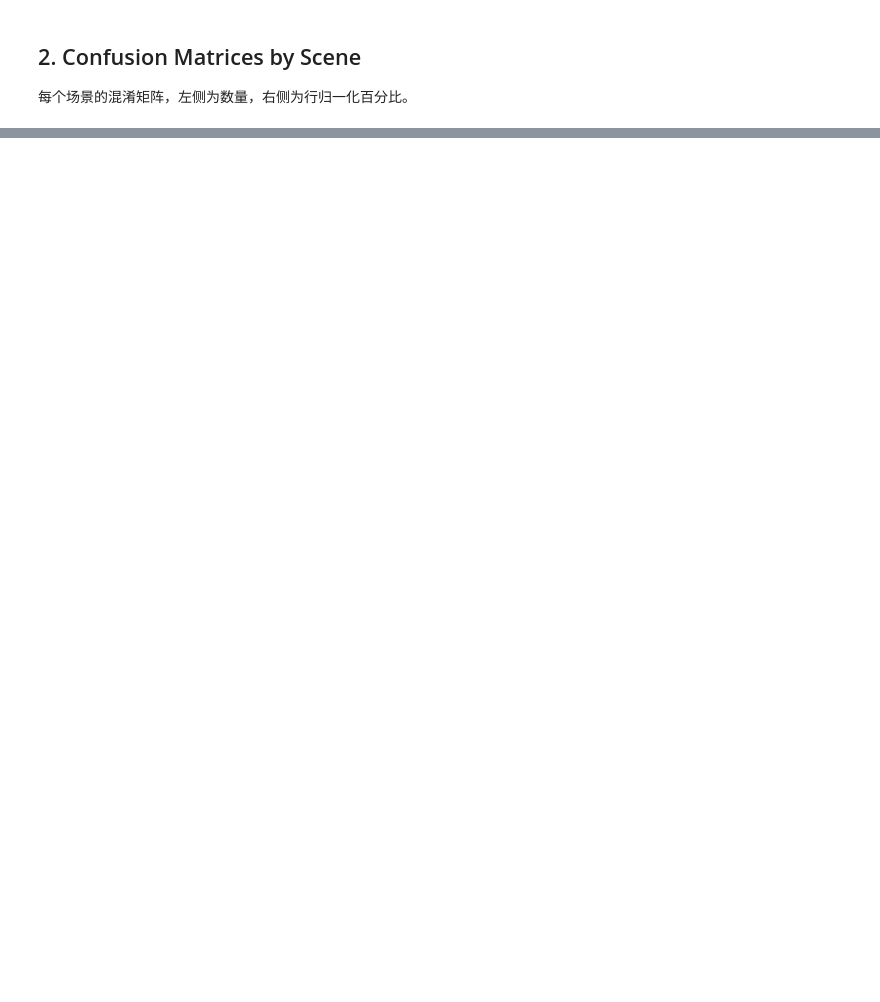
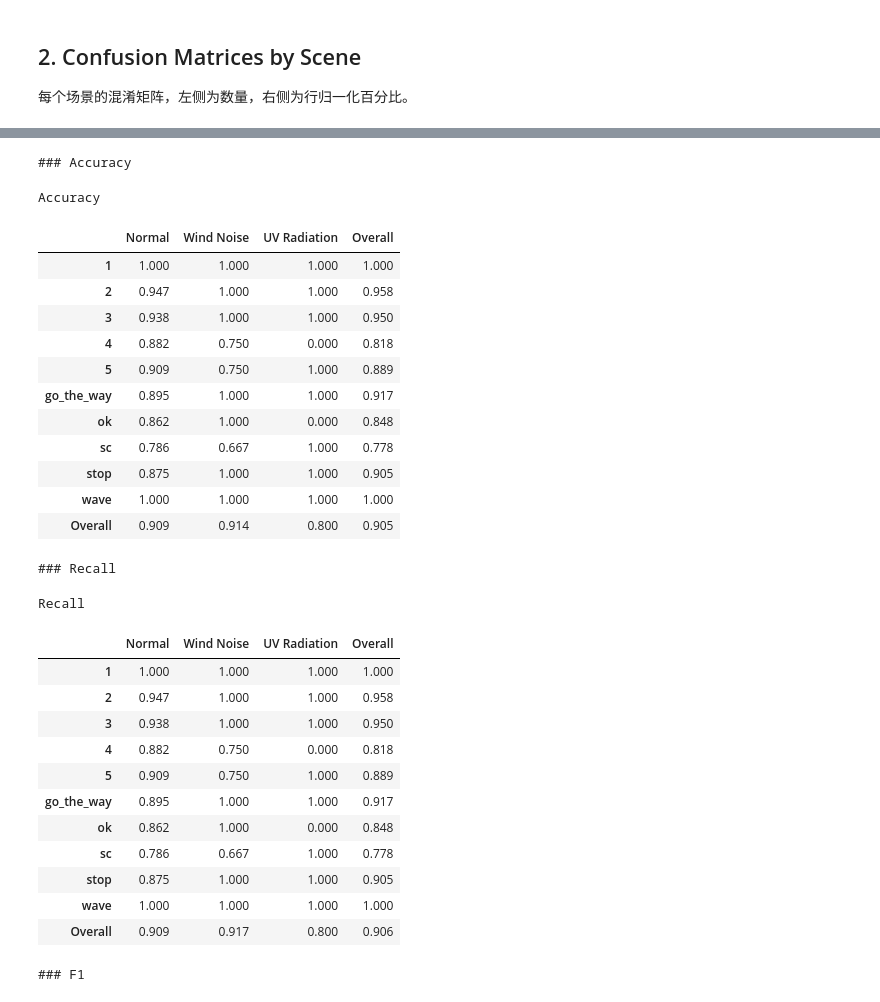
Before and after one commit to LMDHQ-0420/TENG-GestureClassifier, a Jupyter notebook: notebooks/results_visualization.ipynb, the cells around one changed output, grey strips where cells are left out. Drawn from its saved outputs; the diff is of its cells as text; code cells hidden in the pictures; blank space fills up the shorter version.

Commit message:
结果表格改为pandas DataFrame展示，去掉matplotlib绘表

```diff
--- a/notebooks/results_visualization.ipynb
+++ b/notebooks/results_visualization.ipynb
@@ -189,0 +125,80 @@ display(SVG(filename=str(p)))
+# %%
+import pandas as pd
+from sklearn.metrics import accuracy_score, recall_score, f1_score, precision_score
+
+def compute_table(metric_fn, y_true, y_pred, label_order, gesture_names, envs_te, env_keys, env_labels):
+    rows = {}
+    for g, lbl in zip(gesture_names, label_order):
+        row = {}
+        for ek, el in zip(env_keys, env_labels):
+            if ek == 'overall':
+                yt, yp = y_true, y_pred
+            else:
+                m = envs_te == ek; yt, yp = y_true[m], y_pred[m]
+            gm = yt == lbl
+            if gm.sum() == 0:
+                row[el] = float('nan')
+            else:
+                yb = (yt == lbl).astype(int); pb = (yp == lbl).astype(int)
+                row[el] = metric_fn(yb, pb)
+        rows[g] = row
+    # Overall row
+    overall = {}
+    for ek, el in zip(env_keys, env_labels):
+        if ek == 'overall':
+            yt, yp = y_true, y_pred
+        else:
+            m = envs_te == ek; yt, yp = y_true[m], y_pred[m]
+        overall[el] = metric_fn(yt, yp, average=True)
+    rows['Overall'] = overall
+    return pd.DataFrame(rows, index=list(env_labels)).T
+
+env_keys   = ENVS + ['overall']
+env_labels = [ENV_LABELS[e] for e in ENVS] + ['Overall']
+
+def acc_fn(a, b, average=False):
+    return accuracy_score(a, b) if average else accuracy_score(a[a==1], b[a==1]) if (a==1).sum() > 0 else float('nan')
+
+def rec_fn(a, b, average=False):
+    return recall_score(a, b, average='macro', zero_division=0) if average else recall_score(a, b, zero_division=0)
+
+def f1_fn(a, b, average=False):
+    return f1_score(a, b, average='macro', zero_division=0) if average else f1_score(a, b, zero_division=0)
+
+def prec_fn(a, b, average=False):
+    return precision_score(a, b, average='macro', zero_division=0) if average else precision_score(a, b, zero_division=0)
+
+for title, fn in [('Accuracy', acc_fn), ('Recall', rec_fn), ('F1', f1_fn), ('Precision', prec_fn)]:
+    df = compute_table(fn, y_te, pred_all, label_order, GESTURE_NAMES, envs_te, env_keys, env_labels)
+    print(f'### {title}')
+    display(df.style.format('{:.3f}', na_rep='N/A').set_caption(title))
+# %% [output]
+### Accuracy
+Accuracy
+|  | Normal | Wind Noise | UV Radiation | Overall |
+| 1 | 1.000 | 1.000 | 1.000 | 1.000 |
+| 2 | 0.947 | 1.000 | 1.000 | 0.958 |
+| 3 | 0.938 | 1.000 | 1.000 | 0.950 |
+| 4 | 0.882 | 0.750 | 0.000 | 0.818 |
+| 5 | 0.909 | 0.750 | 1.000 | 0.889 |
+| go_the_way | 0.895 | 1.000 | 1.000 | 0.917 |
+| ok | 0.862 | 1.000 | 0.000 | 0.848 |
+| sc | 0.786 | 0.667 | 1.000 | 0.778 |
+| stop | 0.875 | 1.000 | 1.000 | 0.905 |
+| wave | 1.000 | 1.000 | 1.000 | 1.000 |
+| Overall | 0.909 | 0.914 | 0.800 | 0.905 |
+### Recall
+Recall
+|  | Normal | Wind Noise | UV Radiation | Overall |
+| 1 | 1.000 | 1.000 | 1.000 | 1.000 |
+| 2 | 0.947 | 1.000 | 1.000 | 0.958 |
+| 3 | 0.938 | 1.000 | 1.000 | 0.950 |
+| 4 | 0.882 | 0.750 | 0.000 | 0.818 |
+| 5 | 0.909 | 0.750 | 1.000 | 0.889 |
+| go_the_way | 0.895 | 1.000 | 1.000 | 0.917 |
+| ok | 0.862 | 1.000 | 0.000 | 0.848 |
+| sc | 0.786 | 0.667 | 1.000 | 0.778 |
+| stop | 0.875 | 1.000 | 1.000 | 0.905 |
+| wave | 1.000 | 1.000 | 1.000 | 1.000 |
+| Overall | 0.909 | 0.917 | 0.800 | 0.906 |
+### F1
```
Also changed, not shown: parts of 3 cells of this notebook.
